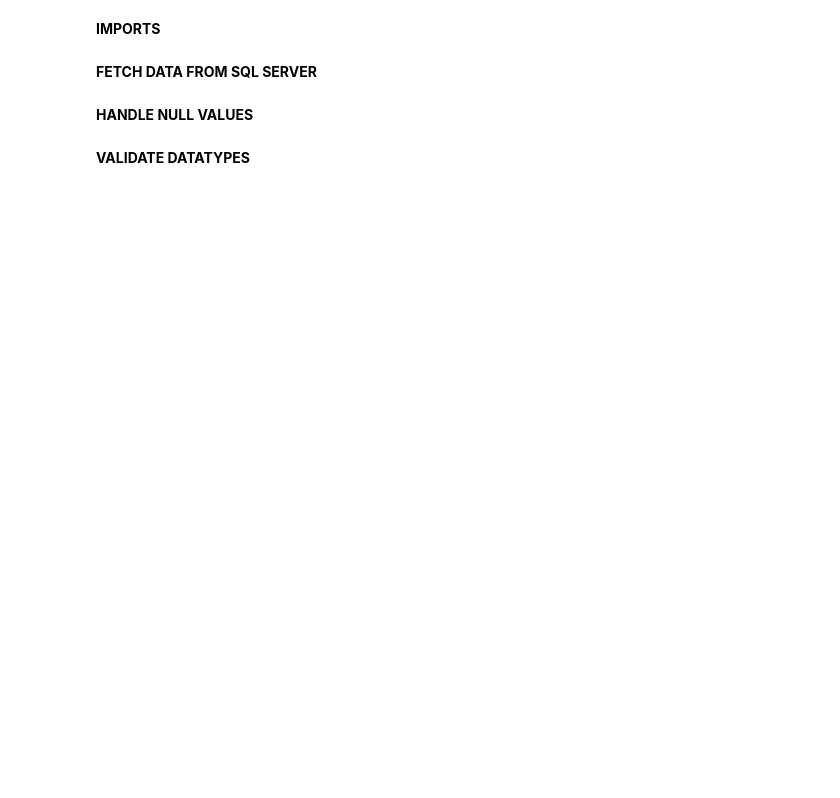
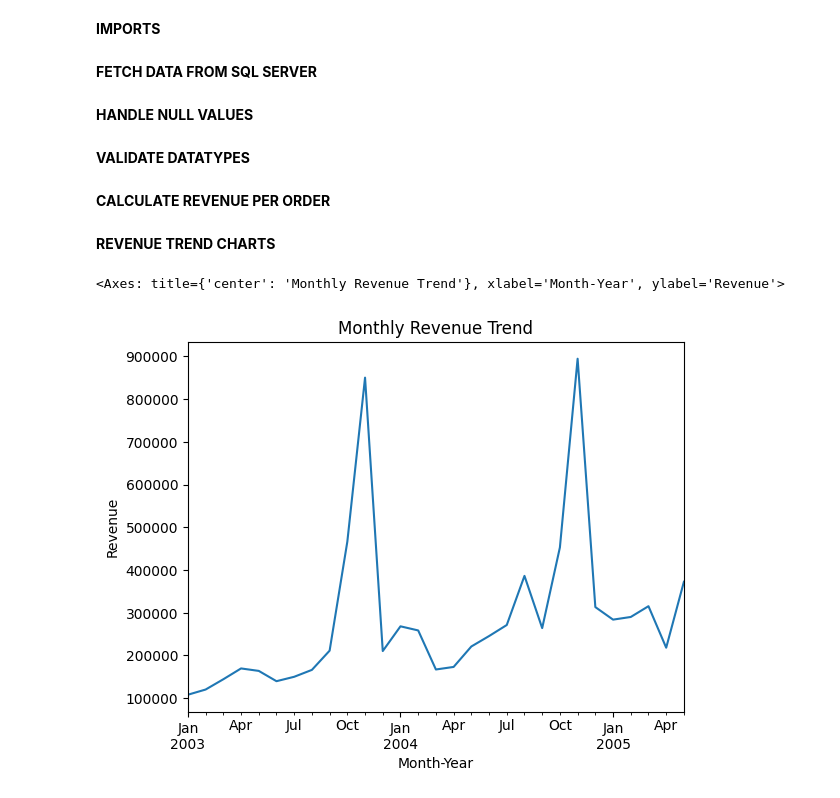
Before and after one commit to muneebsaddal/Sample-Sales-Data-Analysis, a Jupyter notebook: python/python_analysis.ipynb, the cells around one changed output. Cells and saved outputs as stored; diff of their text form; code cells hidden in the pictures; blank space fills up the shorter version.

Commit message:
Give exploration analysis using line chart and bar chart.

```diff
--- a/python/python_analysis.ipynb
+++ b/python/python_analysis.ipynb
@@ -45,2 +45,21 @@ df = df.drop(columns=["ADDRESSLINE1", "ADDRESSLINE2"])
 df["MONTH_ID"] = df["MONTH_ID"].astype(int64)
 df["ORDERDATE"] = pd.to_datetime(df["ORDERDATE"])
+# %% [markdown]
+**CALCULATE REVENUE PER ORDER**
+# %%
+# Multiply column PRICEEACH and QUANTITYORDERED to get REVENUE column
+df["REVENUE"] = df["QUANTITYORDERED"] * df["PRICEEACH"]
+# %% [markdown]
+**REVENUE TREND CHARTS**
+# %%
+'''
+LINE CHART FOR MONTHLY REVENUE TREND
+'''
+# Create a 'YEAR_MONTH' column for grouping by year and month
+df['YEAR_MONTH'] = df['ORDERDATE'].dt.to_period('M')
+
+monthly_revenue = df.groupby('YEAR_MONTH')['REVENUE'].sum()
+monthly_revenue.plot(kind='line', title='Monthly Revenue Trend', xlabel='Month-Year', ylabel='Revenue')
+# %% [output]
+<Axes: title={'center': 'Monthly Revenue Trend'}, xlabel='Month-Year', ylabel='Revenue'>
+[figure, added]
```
Also changed, not shown: parts of 7 cells of this notebook.
